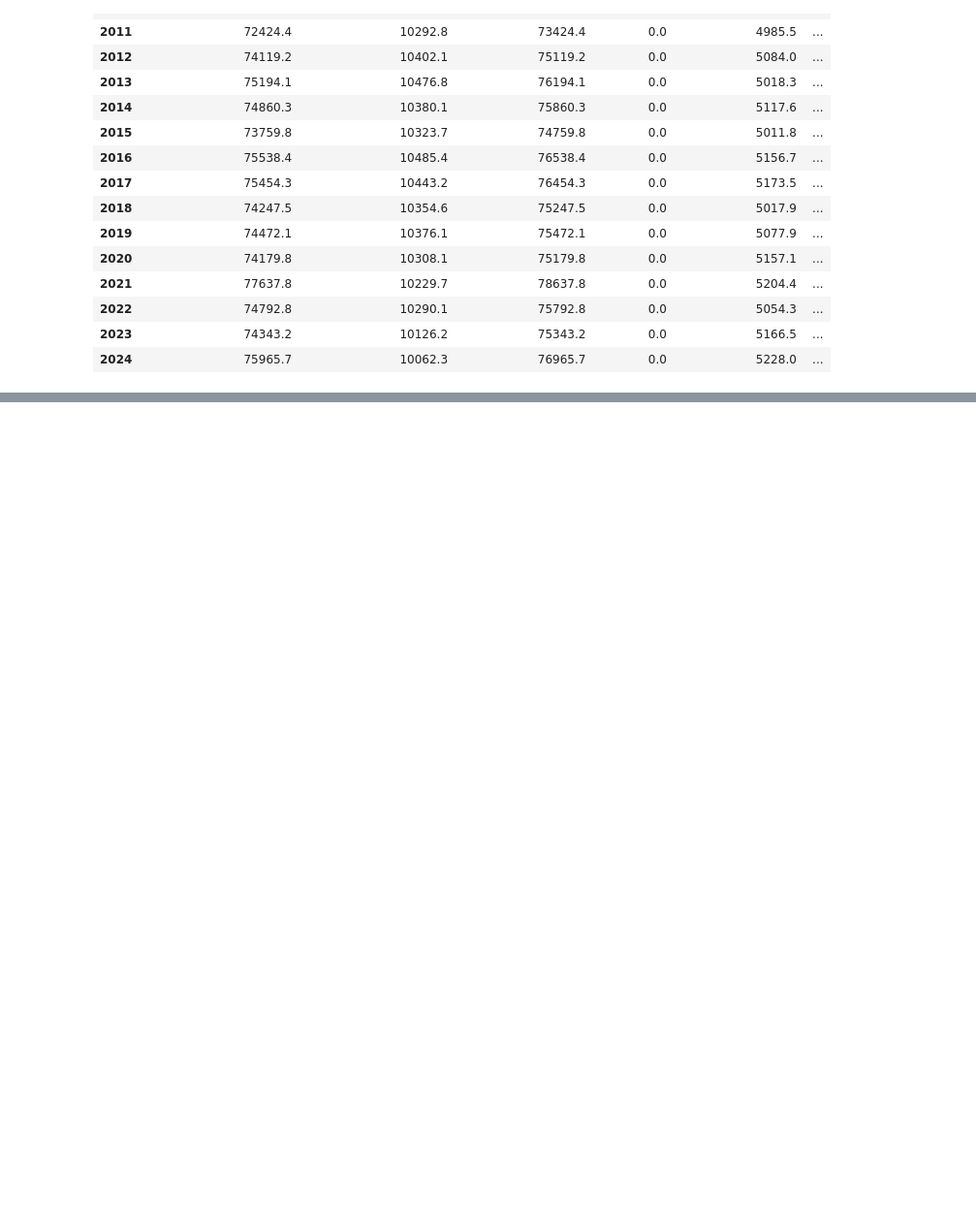
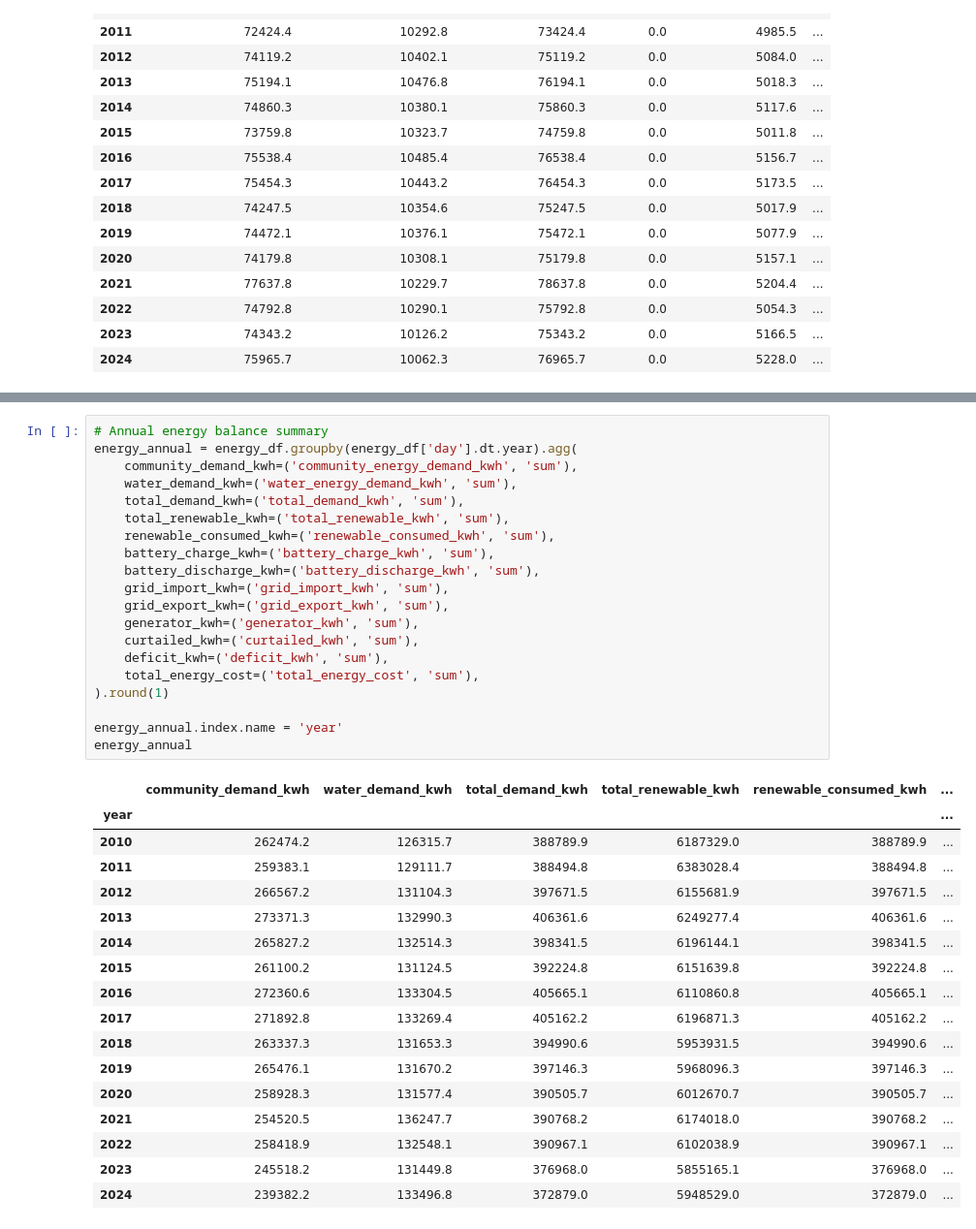
Before and after one commit to dpbirge/community-agri-pv, a Jupyter notebook: notebooks/simulation.ipynb, the cells around one changed output, grey strips where cells are left out. Shown at 97% size. Saved outputs shown, nothing was run; the diff lists cells and outputs as text; blank space fills up the shorter version.

```diff
--- a/notebooks/simulation.ipynb
+++ b/notebooks/simulation.ipynb
@@ -168,0 +229,38 @@ annual
+# %%
+# Annual energy balance summary
+energy_annual = energy_df.groupby(energy_df['day'].dt.year).agg(
+    community_demand_kwh=('community_energy_demand_kwh', 'sum'),
+    water_demand_kwh=('water_energy_demand_kwh', 'sum'),
+    total_demand_kwh=('total_demand_kwh', 'sum'),
+    total_renewable_kwh=('total_renewable_kwh', 'sum'),
+    renewable_consumed_kwh=('renewable_consumed_kwh', 'sum'),
+    battery_charge_kwh=('battery_charge_kwh', 'sum'),
+    battery_discharge_kwh=('battery_discharge_kwh', 'sum'),
+    grid_import_kwh=('grid_import_kwh', 'sum'),
+    grid_export_kwh=('grid_export_kwh', 'sum'),
+    generator_kwh=('generator_kwh', 'sum'),
+    curtailed_kwh=('curtailed_kwh', 'sum'),
+    deficit_kwh=('deficit_kwh', 'sum'),
+    total_energy_cost=('total_energy_cost', 'sum'),
+).round(1)
+
+energy_annual.index.name = 'year'
+energy_annual
+# %% [output]
+|  | community_demand_kwh | water_demand_kwh | total_demand_kwh | total_renewable_kwh | renewable_consumed_kwh | ... |
+| year |  |  |  |  |  | ... |
+| 2010 | 262474.2 | 126315.7 | 388789.9 | 6187329.0 | 388789.9 | ... |
+| 2011 | 259383.1 | 129111.7 | 388494.8 | 6383028.4 | 388494.8 | ... |
+| 2012 | 266567.2 | 131104.3 | 397671.5 | 6155681.9 | 397671.5 | ... |
+| 2013 | 273371.3 | 132990.3 | 406361.6 | 6249277.4 | 406361.6 | ... |
+| 2014 | 265827.2 | 132514.3 | 398341.5 | 6196144.1 | 398341.5 | ... |
+| 2015 | 261100.2 | 131124.5 | 392224.8 | 6151639.8 | 392224.8 | ... |
+| 2016 | 272360.6 | 133304.5 | 405665.1 | 6110860.8 | 405665.1 | ... |
+| 2017 | 271892.8 | 133269.4 | 405162.2 | 6196871.3 | 405162.2 | ... |
+| 2018 | 263337.3 | 131653.3 | 394990.6 | 5953931.5 | 394990.6 | ... |
+| 2019 | 265476.1 | 131670.2 | 397146.3 | 5968096.3 | 397146.3 | ... |
+| 2020 | 258928.3 | 131577.4 | 390505.7 | 6012670.7 | 390505.7 | ... |
+| 2021 | 254520.5 | 136247.7 | 390768.2 | 6174018.0 | 390768.2 | ... |
+| 2022 | 258418.9 | 132548.1 | 390967.1 | 6102038.9 | 390967.1 | ... |
+| 2023 | 245518.2 | 131449.8 | 376968.0 | 5855165.1 | 376968.0 | ... |
+| 2024 | 239382.2 | 133496.8 | 372879.0 | 5948529.0 | 372879.0 | ... |
```
Also changed, not shown: parts of 4 cells of this notebook, 3 other files.
